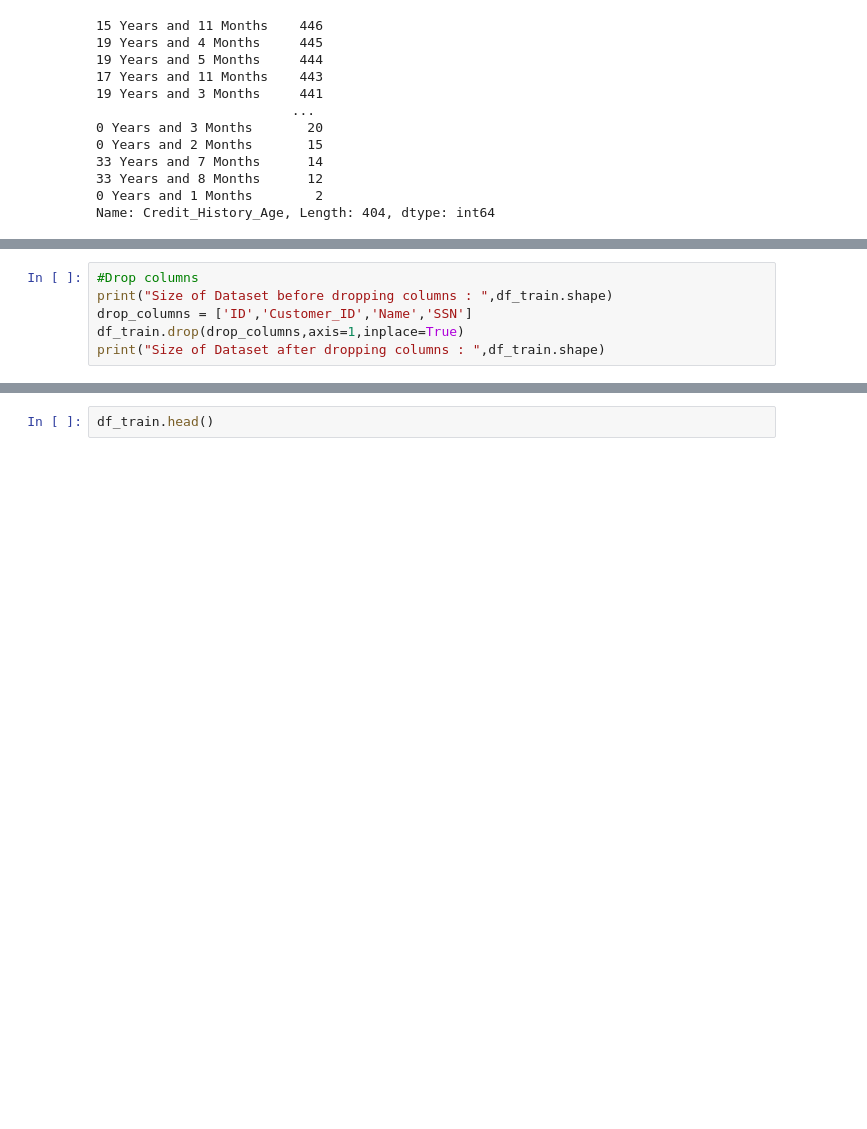
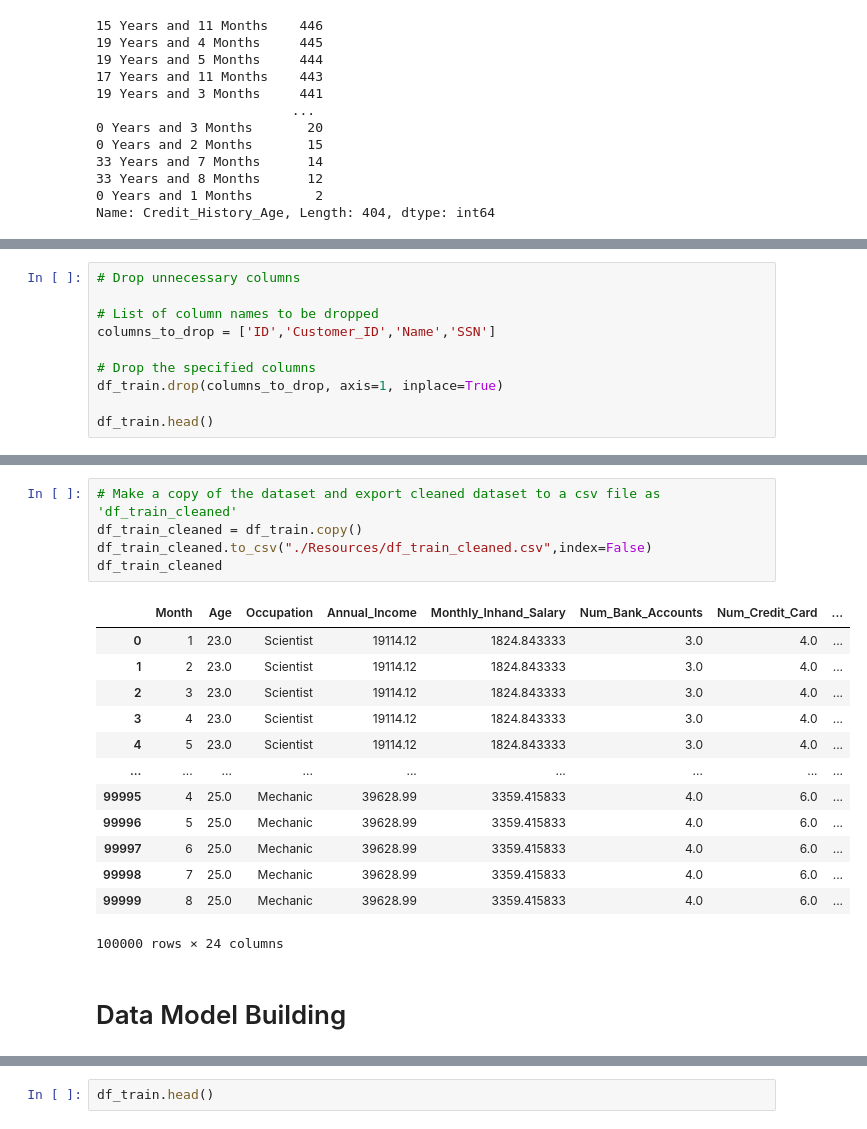
Before and after one commit to rshaker101/credit_score_classification, a Jupyter notebook: Credit_Score_Classification.ipynb, the cells around one changed output, grey strips where cells are left out. Cells and saved outputs as stored; diff of their text form; blank space fills up the shorter version.

```diff
--- a/Credit_Score_Classification.ipynb
+++ b/Credit_Score_Classification.ipynb
@@ -1337,9 +1095,13 @@ Monthly_Balance             0
 Credit_Score                0
 dtype: int64
 # %%
-#Drop columns
-print("Size of Dataset before dropping columns : ",df_train.shape)
-drop_columns = ['ID','Customer_ID','Name','SSN']
-df_train.drop(drop_columns,axis=1,inplace=True)
-print("Size of Dataset after dropping columns : ",df_train.shape)
+# Drop unnecessary columns
+
+# List of column names to be dropped
+columns_to_drop = ['ID','Customer_ID','Name','SSN']
+
+# Drop the specified columns
+df_train.drop(columns_to_drop, axis=1, inplace=True)
+
+df_train.head()
 # %% [output]
@@ -1347,0 +1115,21 @@ Size of Dataset after dropping columns :  (100000, 24)
+# %%
+# Make a copy of the dataset and export cleaned dataset to a csv file as 'df_train_cleaned'
+df_train_cleaned = df_train.copy()
+df_train_cleaned.to_csv("./Resources/df_train_cleaned.csv",index=False)
+df_train_cleaned
+# %% [output]
+|  | Month | Age | Occupation | Annual_Income | Monthly_Inhand_Salary | Num_Bank_Accounts | Num_Credit_Card | ... |
+| 0 | 1 | 23.0 | Scientist | 19114.12 | 1824.843333 | 3.0 | 4.0 | ... |
+| 1 | 2 | 23.0 | Scientist | 19114.12 | 1824.843333 | 3.0 | 4.0 | ... |
+| 2 | 3 | 23.0 | Scientist | 19114.12 | 1824.843333 | 3.0 | 4.0 | ... |
+| 3 | 4 | 23.0 | Scientist | 19114.12 | 1824.843333 | 3.0 | 4.0 | ... |
+| 4 | 5 | 23.0 | Scientist | 19114.12 | 1824.843333 | 3.0 | 4.0 | ... |
+| ... | ... | ... | ... | ... | ... | ... | ... | ... |
+| 99995 | 4 | 25.0 | Mechanic | 39628.99 | 3359.415833 | 4.0 | 6.0 | ... |
+| 99996 | 5 | 25.0 | Mechanic | 39628.99 | 3359.415833 | 4.0 | 6.0 | ... |
+| 99997 | 6 | 25.0 | Mechanic | 39628.99 | 3359.415833 | 4.0 | 6.0 | ... |
+| 99998 | 7 | 25.0 | Mechanic | 39628.99 | 3359.415833 | 4.0 | 6.0 | ... |
+| 99999 | 8 | 25.0 | Mechanic | 39628.99 | 3359.415833 | 4.0 | 6.0 | ... |
+100000 rows × 24 columns
+# %% [markdown]
+# Data Model Building
```
Also changed, not shown: parts of 104 cells of this notebook.
